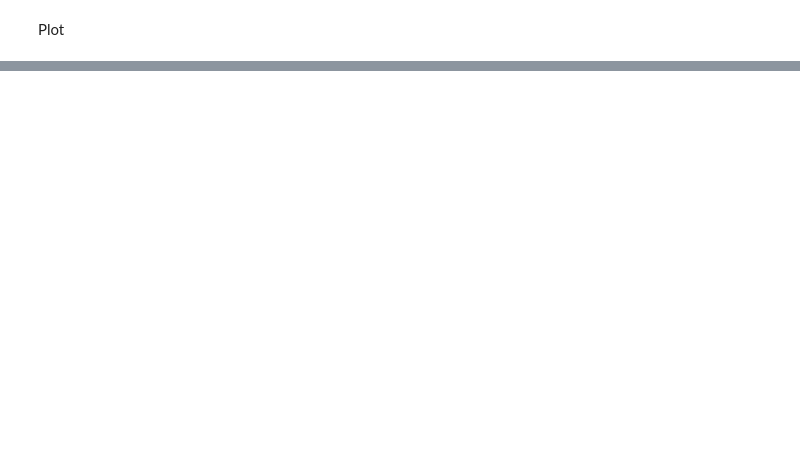
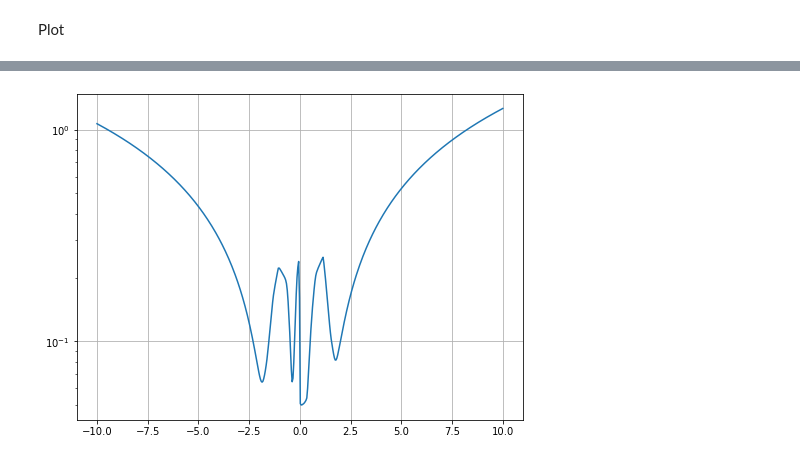
Before and after one commit to v-i-s-h/TensorFlow-Sketchbook, a Jupyter notebook: Uncertainity/BayesDropout/dropout_uncertainity.ipynb, the cells around one changed output, grey strips where cells are left out. Cells and saved outputs as stored; diff of their text form; code cells hidden in the pictures; blank space fills up the shorter version.

```diff
--- a/Uncertainity/BayesDropout/dropout_uncertainity.ipynb
+++ b/Uncertainity/BayesDropout/dropout_uncertainity.ipynb
@@ -134,0 +156,6 @@ plt.show()
+# %%
+plt.figure(figsize=(8, 6))
+plt.semilogy(X_pred[:,0], pred_std)
+plt.grid(True)
+# %% [output]
+[figure, added]
```
Also changed, not shown: parts of 6 cells of this notebook, 1 other file.
